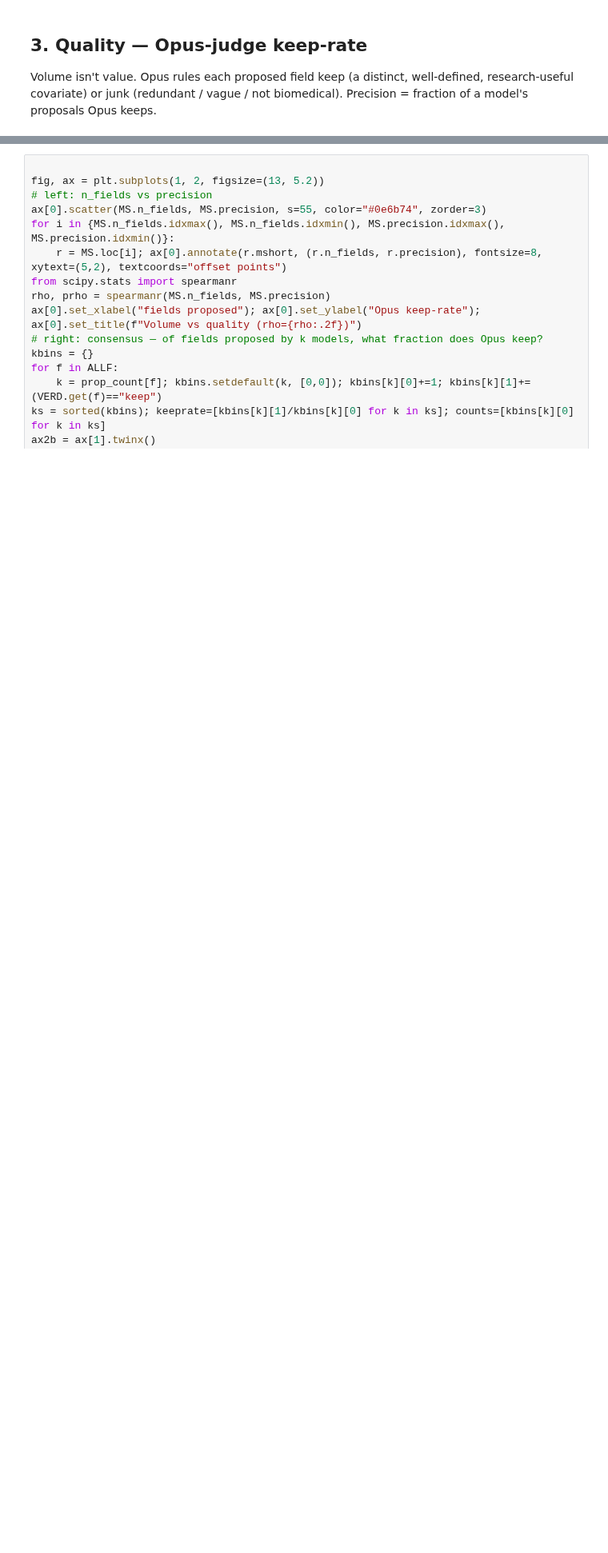
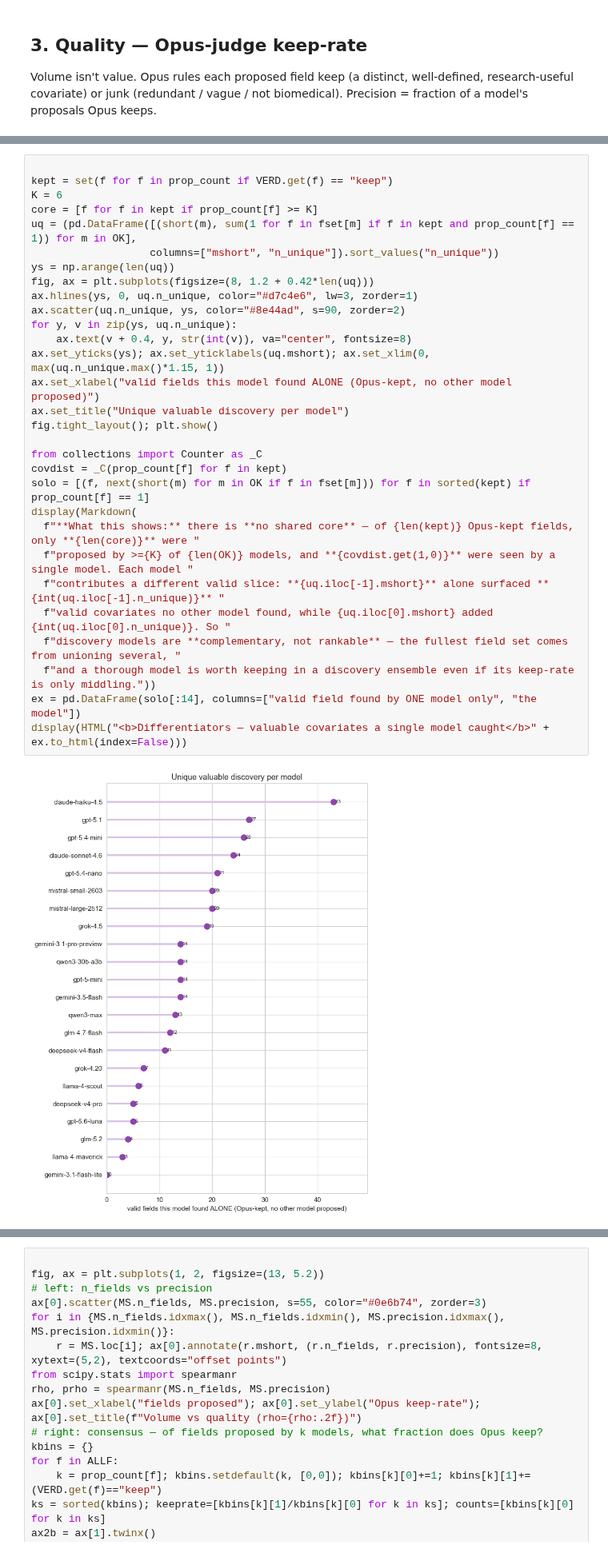
Before and after one commit to Ely-S/PatientPunk, a Jupyter notebook: notebooks/validation/j10_discovery_executed.ipynb, the cells around one changed output, grey strips where cells are left out. Shown at 80% size. Cells and saved outputs as stored; diff of their text form; blank space fills up the shorter version.

```diff
--- a/notebooks/validation/j10_discovery_executed.ipynb
+++ b/notebooks/validation/j10_discovery_executed.ipynb
@@ -202,0 +207,32 @@ Discovery scorecard
+# %%
+
+kept = set(f for f in prop_count if VERD.get(f) == "keep")
+K = 6
+core = [f for f in kept if prop_count[f] >= K]
+uq = (pd.DataFrame([(short(m), sum(1 for f in fset[m] if f in kept and prop_count[f] == 1)) for m in OK],
+                   columns=["mshort", "n_unique"]).sort_values("n_unique"))
+ys = np.arange(len(uq))
+fig, ax = plt.subplots(figsize=(8, 1.2 + 0.42*len(uq)))
+ax.hlines(ys, 0, uq.n_unique, color="#d7c4e6", lw=3, zorder=1)
+ax.scatter(uq.n_unique, ys, color="#8e44ad", s=90, zorder=2)
+for y, v in zip(ys, uq.n_unique):
+    ax.text(v + 0.4, y, str(int(v)), va="center", fontsize=8)
+ax.set_yticks(ys); ax.set_yticklabels(uq.mshort); ax.set_xlim(0, max(uq.n_unique.max()*1.15, 1))
+ax.set_xlabel("valid fields this model found ALONE (Opus-kept, no other model proposed)")
+ax.set_title("Unique valuable discovery per model")
+fig.tight_layout(); plt.show()
+
+from collections import Counter as _C
+covdist = _C(prop_count[f] for f in kept)
+solo = [(f, next(short(m) for m in OK if f in fset[m])) for f in sorted(kept) if prop_count[f] == 1]
+display(Markdown(
+  f"**What this shows:** there is **no shared core** — of {len(kept)} Opus-kept fields, only **{len(core)}** were "
+  f"proposed by >={K} of {len(OK)} models, and **{covdist.get(1,0)}** were seen by a single model. Each model "
+  f"contributes a different valid slice: **{uq.iloc[-1].mshort}** alone surfaced **{int(uq.iloc[-1].n_unique)}** "
+  f"valid covariates no other model found, while {uq.iloc[0].mshort} added {int(uq.iloc[0].n_unique)}. So "
+  f"discovery models are **complementary, not rankable** — the fullest field set comes from unioning several, "
+  f"and a thorough model is worth keeping in a discovery ensemble even if its keep-rate is only middling."))
+ex = pd.DataFrame(solo[:14], columns=["valid field found by ONE model only", "the model"])
+display(HTML("<b>Differentiators — valuable covariates a single model caught</b>" + ex.to_html(index=False)))
+# %% [output]
+[figure, added]
```
Also changed, not shown: parts of 8 cells of this notebook, 3 other files.
